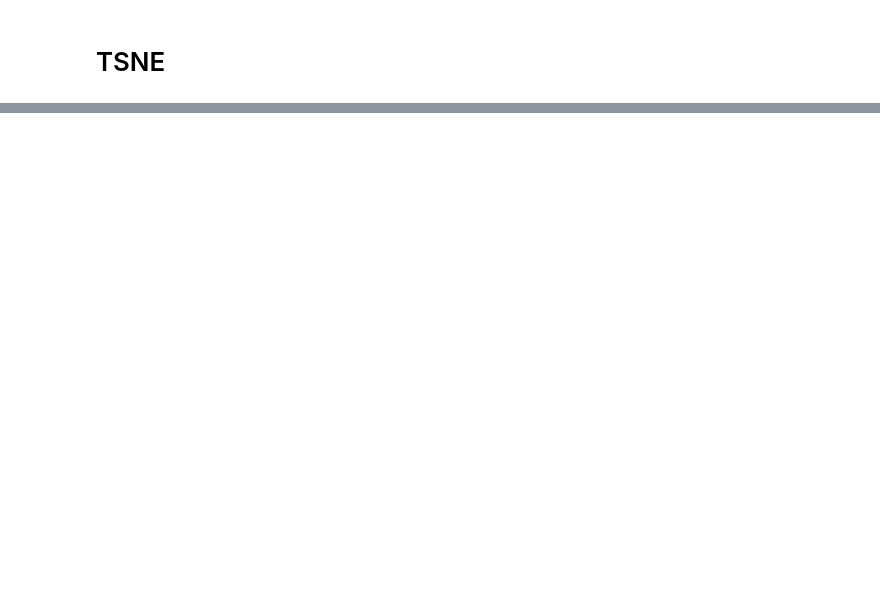
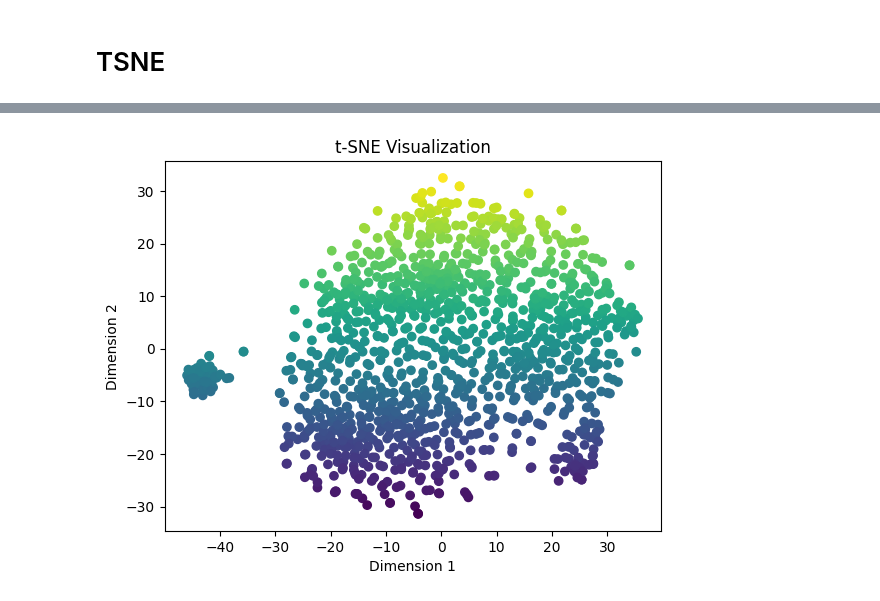
Before and after one commit to dpartuk/tsne, a Jupyter notebook: fake_tsne.ipynb, the cells around one changed output, grey strips where cells are left out. Cells and saved outputs as stored; diff of their text form; code cells hidden in the pictures; blank space fills up the shorter version.

```diff
--- a/fake_tsne.ipynb
+++ b/fake_tsne.ipynb
@@ -293,0 +317,12 @@ Average silhouette score: -0.10715929
+# %%
+import pandas as pd
+
+text_data = embeddings_2d[:, 0]
+cluster_labels = embeddings_2d[:, 1]
+
+# Create a DataFrame with the cluster labels and text data
+df = pd.DataFrame({'cluster': cluster_labels, 'text': text_data})
+# Group by cluster and calculate summary statistics
+cluster_stats = df.groupby('cluster').agg({'text': ['mean', 'median', 'std']})
+# Print the cluster stats
+print(cluster_stats)
@@ -293,0 +346,11 @@ Average silhouette score: -0.10715929
+# %%
+import matplotlib.pyplot as plt
+
+# Create a scatter plot of the 2D data
+plt.scatter(embeddings_2d[:, 0], embeddings_2d[:, 1], c=cluster_labels)
+plt.xlabel('Dimension 1')
+plt.ylabel('Dimension 2')
+plt.title('t-SNE Visualization')
+plt.show()
+# %% [output]
+[figure, added]
```
Also changed, not shown: parts of 13 cells of this notebook, 4 other files.
